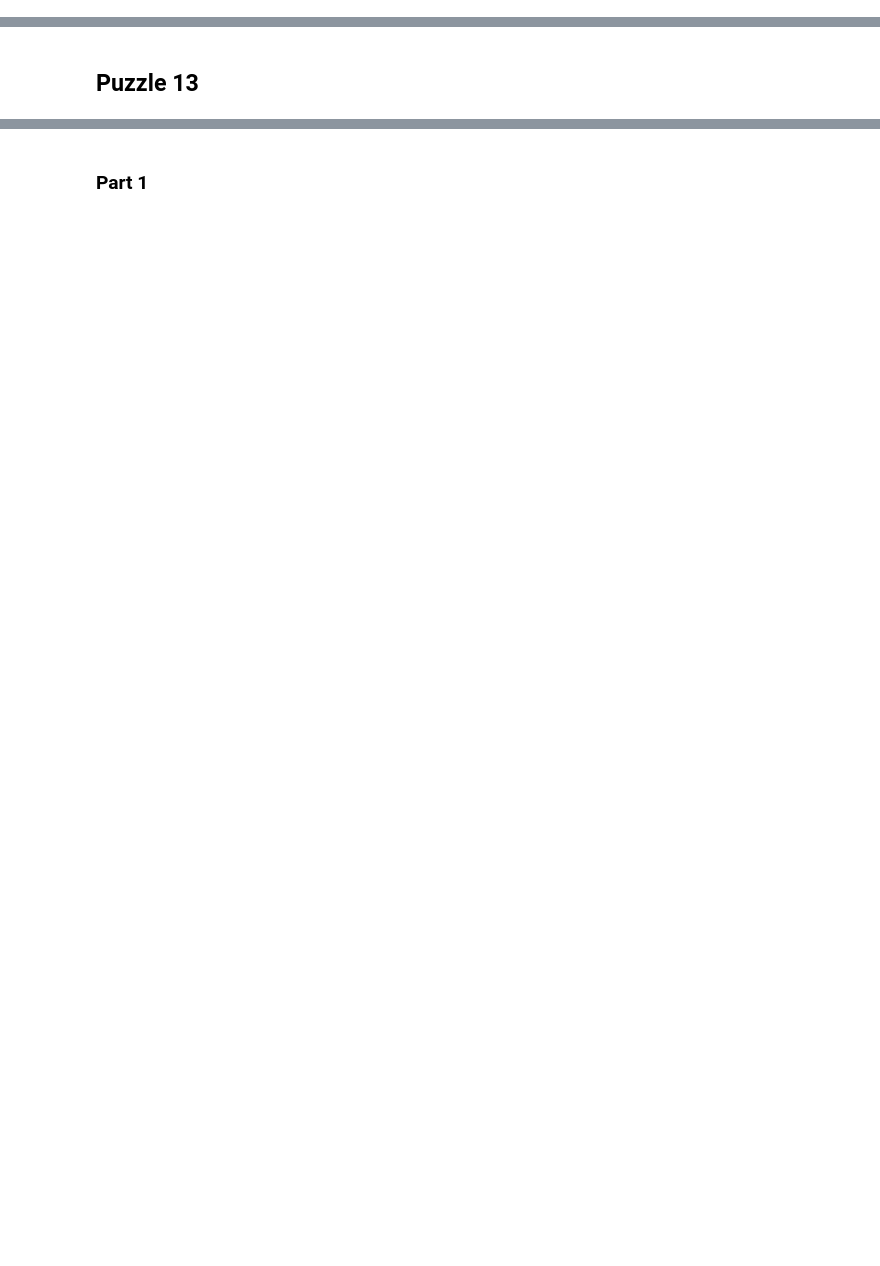
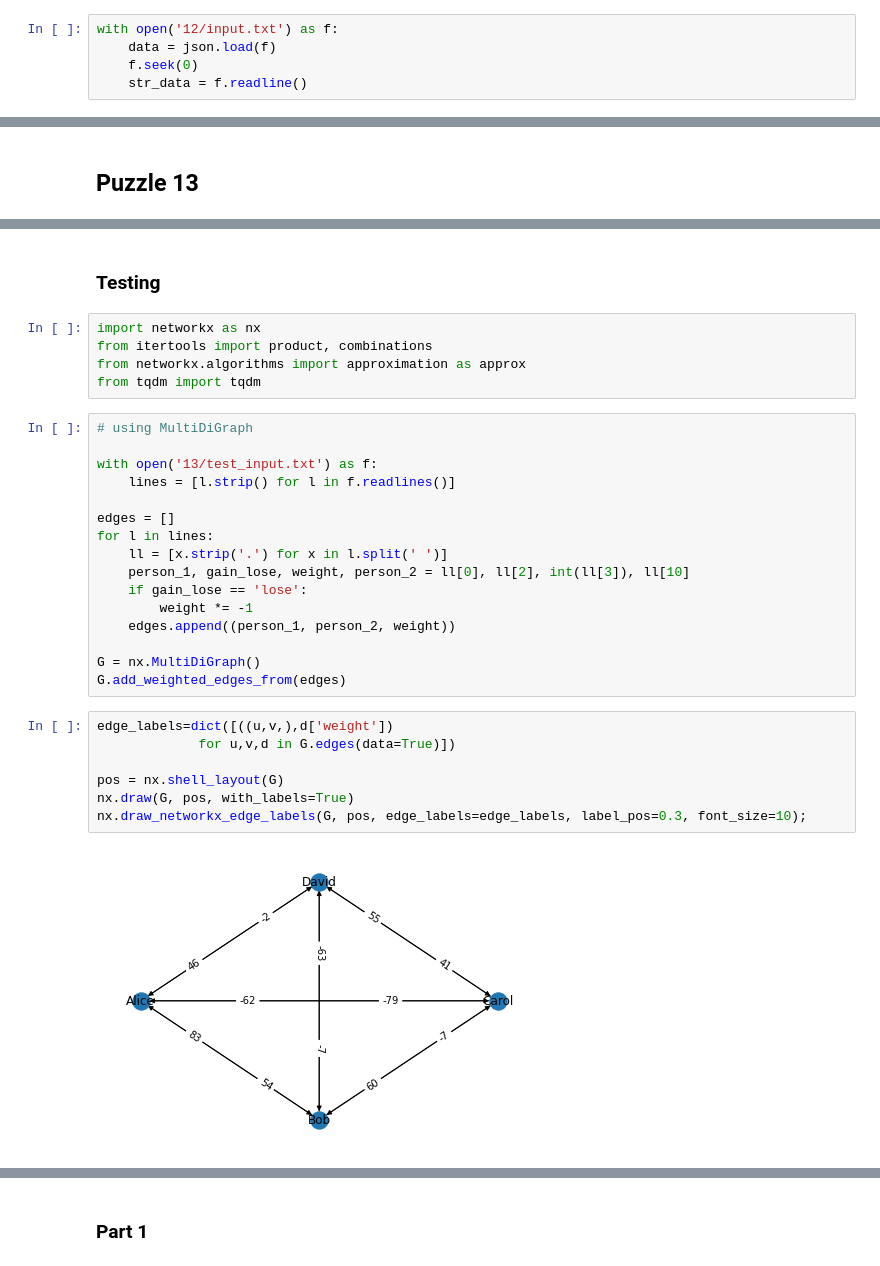
Before and after one commit to jat255/advent_of_code, a Jupyter notebook: 2015.ipynb, the cells around one changed output, grey strips where cells are left out. Saved outputs shown, nothing was run; the diff lists cells and outputs as text; blank space fills up the shorter version.

```diff
--- a/2015.ipynb
+++ b/2015.ipynb
@@ -969,2 +994,7 @@ cqkaabcc
+# %%
+with open('12/input.txt') as f:
+    data = json.load(f)
+    f.seek(0)
+    str_data = f.readline()
 # %% [markdown]
 ### Part 1
@@ -974,0 +1114,32 @@ cqkaabcc
+# %% [markdown]
+### Testing
+# %%
+import networkx as nx
+from itertools import product, combinations
+from networkx.algorithms import approximation as approx
+from tqdm import tqdm
+# %%
+# using MultiDiGraph
+
+with open('13/test_input.txt') as f:
+    lines = [l.strip() for l in f.readlines()]
+
+edges = []
+for l in lines:
+    ll = [x.strip('.') for x in l.split(' ')]
+    person_1, gain_lose, weight, person_2 = ll[0], ll[2], int(ll[3]), ll[10]
+    if gain_lose == 'lose':
+        weight *= -1
+    edges.append((person_1, person_2, weight))
+
+G = nx.MultiDiGraph()
+G.add_weighted_edges_from(edges)
+# %%
+edge_labels=dict([((u,v,),d['weight'])
+             for u,v,d in G.edges(data=True)])
+
+pos = nx.shell_layout(G)
+nx.draw(G, pos, with_labels=True)
+nx.draw_networkx_edge_labels(G, pos, edge_labels=edge_labels, label_pos=0.3, font_size=10);
+# %% [output]
+[figure, added]
```
Also changed, not shown: parts of 19 cells of this notebook, 4 other files.
